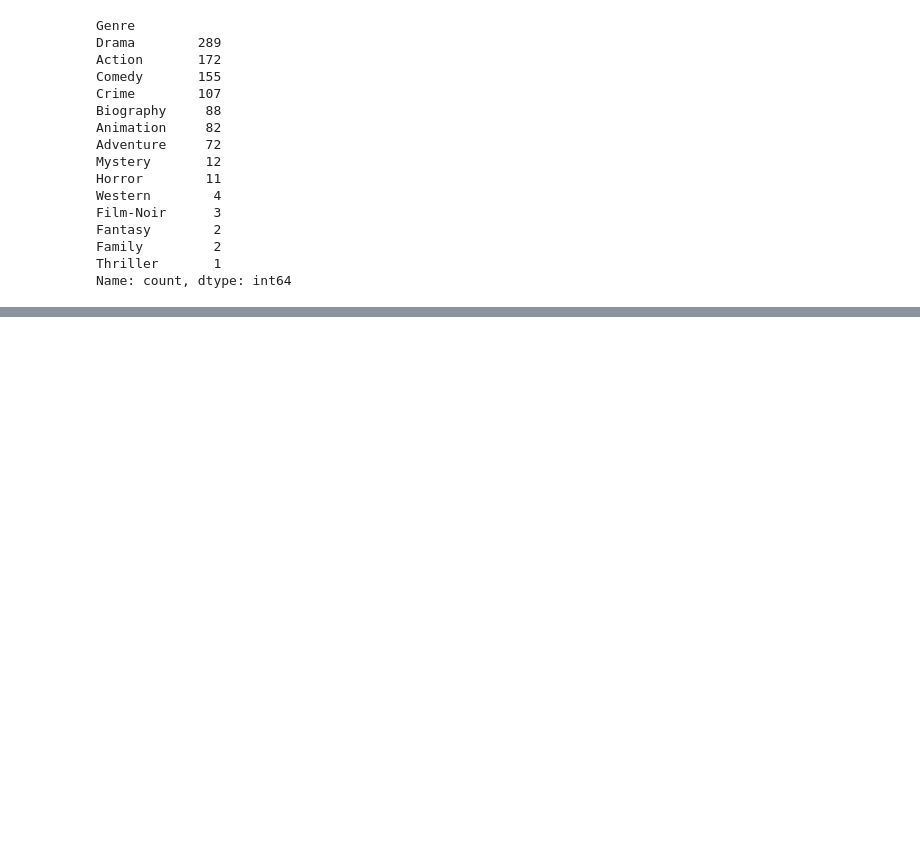
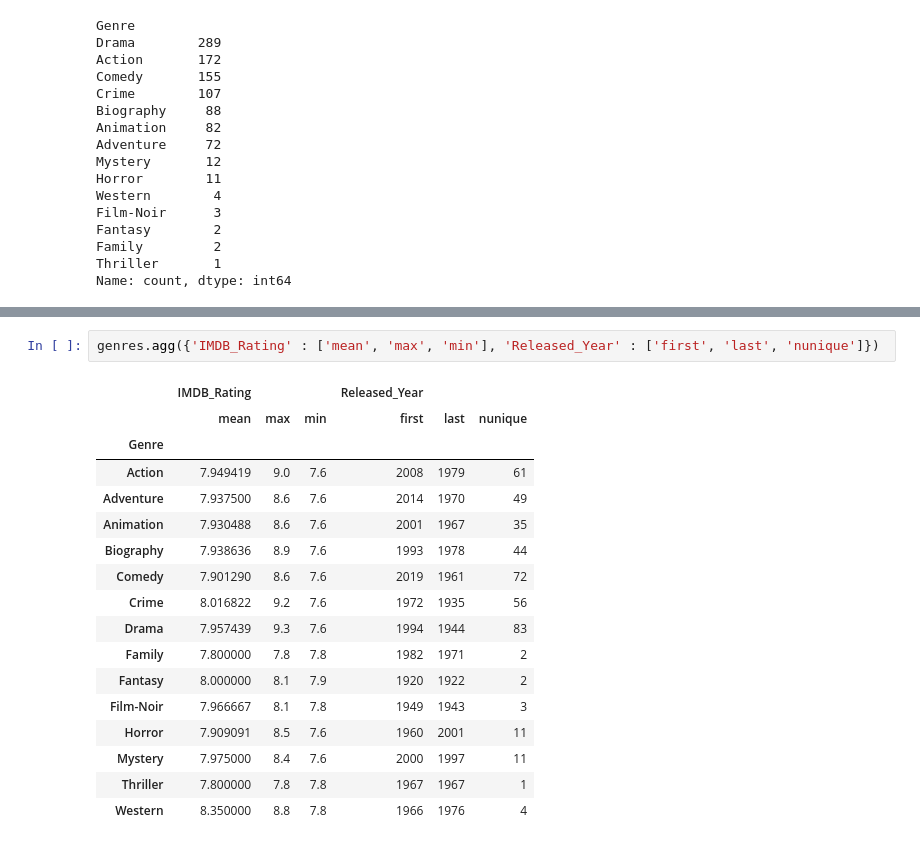
Before and after one commit to Shrikantlala24/Pandas, a Jupyter notebook: group_by_.ipynb, the cells around one changed output, grey strips where cells are left out. Saved outputs shown, nothing was run; the diff lists cells and outputs as text; blank space fills up the shorter version.

```diff
--- a/group_by_.ipynb
+++ b/group_by_.ipynb
@@ -56,0 +82,20 @@ Name: count, dtype: int64
+# %%
+genres.agg({'IMDB_Rating' : ['mean', 'max', 'min'], 'Released_Year' : ['first', 'last', 'nunique']})
+# %% [output]
+|  | IMDB_Rating |  |  | Released_Year |  |  |
+|  | mean | max | min | first | last | nunique |
+| Genre |  |  |  |  |  |  |
+| Action | 7.949419 | 9.0 | 7.6 | 2008 | 1979 | 61 |
+| Adventure | 7.937500 | 8.6 | 7.6 | 2014 | 1970 | 49 |
+| Animation | 7.930488 | 8.6 | 7.6 | 2001 | 1967 | 35 |
+| Biography | 7.938636 | 8.9 | 7.6 | 1993 | 1978 | 44 |
+| Comedy | 7.901290 | 8.6 | 7.6 | 2019 | 1961 | 72 |
+| Crime | 8.016822 | 9.2 | 7.6 | 1972 | 1935 | 56 |
+| Drama | 7.957439 | 9.3 | 7.6 | 1994 | 1944 | 83 |
+| Family | 7.800000 | 7.8 | 7.8 | 1982 | 1971 | 2 |
+| Fantasy | 8.000000 | 8.1 | 7.9 | 1920 | 1922 | 2 |
+| Film-Noir | 7.966667 | 8.1 | 7.8 | 1949 | 1943 | 3 |
+| Horror | 7.909091 | 8.5 | 7.6 | 1960 | 2001 | 11 |
+| Mystery | 7.975000 | 8.4 | 7.6 | 2000 | 1997 | 11 |
+| Thriller | 7.800000 | 7.8 | 7.8 | 1967 | 1967 | 1 |
+| Western | 8.350000 | 8.8 | 7.8 | 1966 | 1976 | 4 |
```
Also changed, not shown: parts of 3 cells of this notebook.
